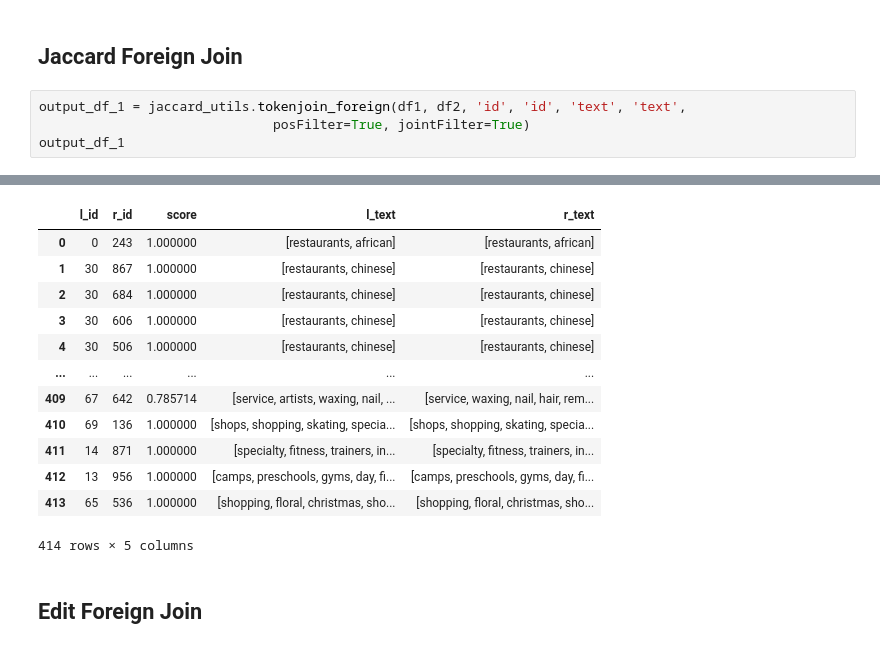
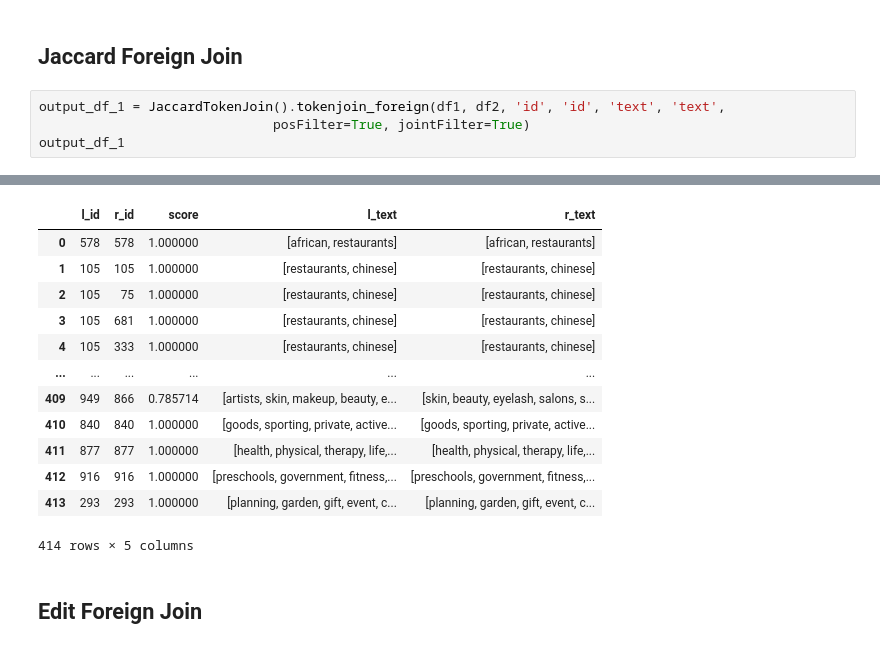
Before and after one commit to alexZeakis/pyTokenJoin, a Jupyter notebook: Total demo.ipynb, the cells around one changed output, grey strips where cells are left out. Drawn from its saved outputs; the diff is of its cells as text.

```diff
--- a/Total demo.ipynb
+++ b/Total demo.ipynb
@@ -127,7 +127,7 @@ df1 = df2.sample(100, random_state=1924).reset_index(drop=True)
 # %% [markdown]
 ## Jaccard Foreign Join
 # %%
-output_df_1 = jaccard_utils.tokenjoin_foreign(df1, df2, 'id', 'id', 'text', 'text',
+output_df_1 = JaccardTokenJoin().tokenjoin_foreign(df1, df2, 'id', 'id', 'text', 'text',
                               posFilter=True, jointFilter=True)
 output_df_1
 # %% [output]
@@ -138,16 +138,16 @@ Time elapsed: Init: 0.01, Cand Gen: 0.02, Cand Ref: 0.02, Cand Ver: 0.29
 Candidates Generated: 7,699, Refined: 1,002, Verified: 416, Survived: 414
 |  | l_id | r_id | score | l_text | r_text |
-| 0 | 0 | 243 | 1.000000 | [restaurants, african] | [restaurants, african] |
-| 1 | 30 | 867 | 1.000000 | [restaurants, chinese] | [restaurants, chinese] |
-| 2 | 30 | 684 | 1.000000 | [restaurants, chinese] | [restaurants, chinese] |
-| 3 | 30 | 606 | 1.000000 | [restaurants, chinese] | [restaurants, chinese] |
-| 4 | 30 | 506 | 1.000000 | [restaurants, chinese] | [restaurants, chinese] |
+| 0 | 578 | 578 | 1.000000 | [african, restaurants] | [african, restaurants] |
+| 1 | 105 | 105 | 1.000000 | [restaurants, chinese] | [restaurants, chinese] |
+| 2 | 105 | 75 | 1.000000 | [restaurants, chinese] | [restaurants, chinese] |
+| 3 | 105 | 681 | 1.000000 | [restaurants, chinese] | [restaurants, chinese] |
+| 4 | 105 | 333 | 1.000000 | [restaurants, chinese] | [restaurants, chinese] |
 | ... | ... | ... | ... | ... | ... |
-| 409 | 67 | 642 | 0.785714 | [service, artists, waxing, nail, ... | [service, waxing, nail, hair, rem... |
-| 410 | 69 | 136 | 1.000000 | [shops, shopping, skating, specia... | [shops, shopping, skating, specia... |
-| 411 | 14 | 871 | 1.000000 | [specialty, fitness, trainers, in... | [specialty, fitness, trainers, in... |
-| 412 | 13 | 956 | 1.000000 | [camps, preschools, gyms, day, fi... | [camps, preschools, gyms, day, fi... |
-| 413 | 65 | 536 | 1.000000 | [shopping, floral, christmas, sho... | [shopping, floral, christmas, sho... |
+| 409 | 949 | 866 | 0.785714 | [artists, skin, makeup, beauty, e... | [skin, beauty, eyelash, salons, s... |
+| 410 | 840 | 840 | 1.000000 | [goods, sporting, private, active... | [goods, sporting, private, active... |
+| 411 | 877 | 877 | 1.000000 | [health, physical, therapy, life,... | [health, physical, therapy, life,... |
+| 412 | 916 | 916 | 1.000000 | [preschools, government, fitness,... | [preschools, government, fitness,... |
+| 413 | 293 | 293 | 1.000000 | [planning, garden, gift, event, c... | [planning, garden, gift, event, c... |
 414 rows × 5 columns
 # %% [markdown]
 ## Edit Foreign Join
```
Also changed, not shown: parts of 9 cells of this notebook, 3 other files.
